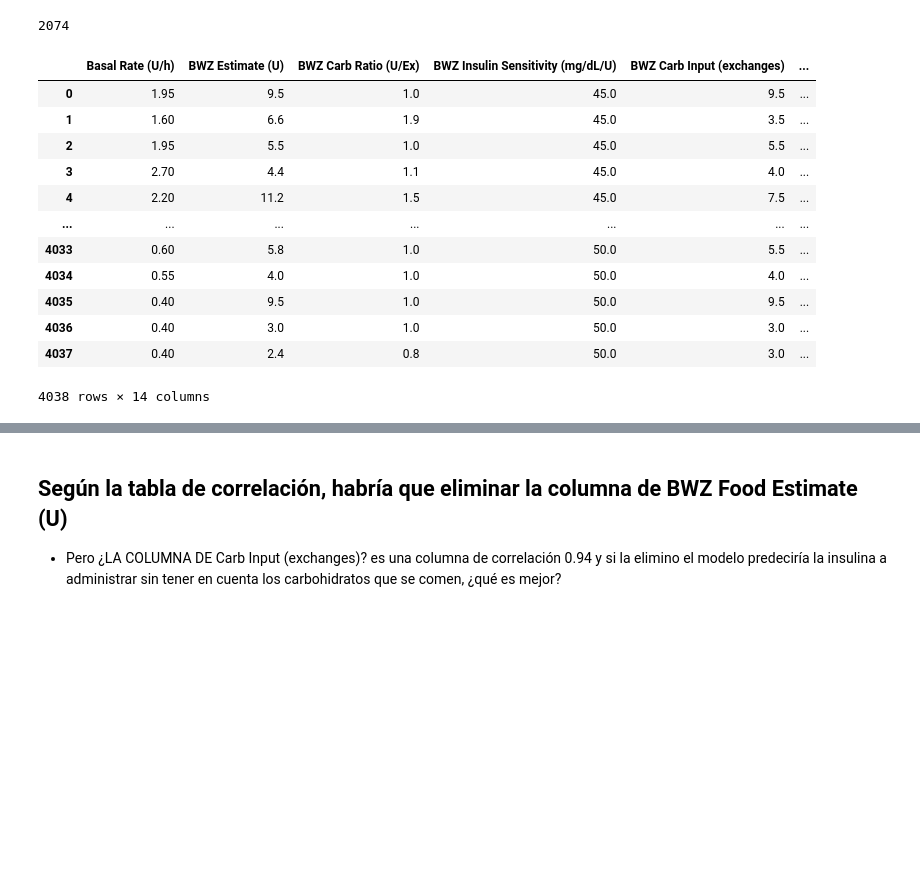
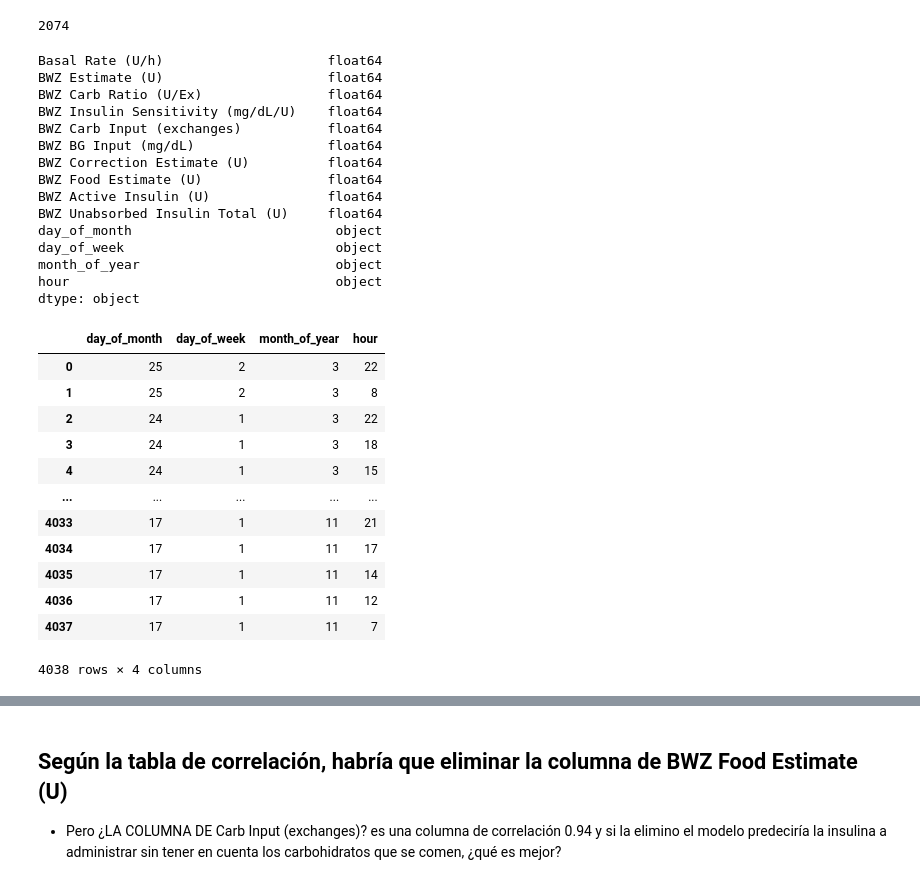
Before and after one commit to Emilioiron/Proyecto_final_Emilio, a Jupyter notebook: notebooks/visualización_y_analisis_datos.ipynb, the cells around one changed output, grey strips where cells are left out. Drawn from its saved outputs; the diff is of its cells as text; code cells hidden in the pictures; blank space fills up the shorter version.

```diff
--- a/notebooks/visualización_y_analisis_datos.ipynb
+++ b/notebooks/visualización_y_analisis_datos.ipynb
@@ -342,22 +336,49 @@ a= data_without_Date_and_Time[~(filter_low_index | filter_high_index)]
 
 Data = a.reset_index(drop = True)  # Drop = True para que no aparezca el index antiguo
 
+
+# Se pasa a categórica las columnas ['day_of_month', 'day_of_week', 'month_of_year', 'hour']
+Data['day_of_month'] = Data['day_of_month'].astype(str)
+Data['day_of_week'] = Data['day_of_week'].astype(str)
+Data['month_of_year'] = Data['month_of_year'].astype(str)
+Data['hour'] = Data['hour'].astype(str)
+
+
 Data.to_csv('../data/processed/Data.csv')
-Data
+
+Data.dtypes
 # %% [output]
-|  | Basal Rate (U/h) | BWZ Estimate (U) | BWZ Carb Ratio (U/Ex) | BWZ Insulin Sensitivity (mg/dL/U) | BWZ Carb Input (exchanges) | ... |
-| 0 | 1.95 | 9.5 | 1.0 | 45.0 | 9.5 | ... |
-| 1 | 1.60 | 6.6 | 1.9 | 45.0 | 3.5 | ... |
-| 2 | 1.95 | 5.5 | 1.0 | 45.0 | 5.5 | ... |
-| 3 | 2.70 | 4.4 | 1.1 | 45.0 | 4.0 | ... |
-| 4 | 2.20 | 11.2 | 1.5 | 45.0 | 7.5 | ... |
-| ... | ... | ... | ... | ... | ... | ... |
-| 4033 | 0.60 | 5.8 | 1.0 | 50.0 | 5.5 | ... |
-| 4034 | 0.55 | 4.0 | 1.0 | 50.0 | 4.0 | ... |
-| 4035 | 0.40 | 9.5 | 1.0 | 50.0 | 9.5 | ... |
-| 4036 | 0.40 | 3.0 | 1.0 | 50.0 | 3.0 | ... |
-| 4037 | 0.40 | 2.4 | 0.8 | 50.0 | 3.0 | ... |
-4038 rows × 14 columns
+Basal Rate (U/h)                     float64
+BWZ Estimate (U)                     float64
+BWZ Carb Ratio (U/Ex)                float64
+BWZ Insulin Sensitivity (mg/dL/U)    float64
+BWZ Carb Input (exchanges)           float64
+BWZ BG Input (mg/dL)                 float64
+BWZ Correction Estimate (U)          float64
+BWZ Food Estimate (U)                float64
+BWZ Active Insulin (U)               float64
+BWZ Unabsorbed Insulin Total (U)     float64
+day_of_month                          object
+day_of_week                           object
+month_of_year                         object
+hour                                  object
+dtype: object
+# %%
+Data.loc[:,['day_of_month', 'day_of_week', 'month_of_year', 'hour']]
+# %% [output]
+|  | day_of_month | day_of_week | month_of_year | hour |
+| 0 | 25 | 2 | 3 | 22 |
+| 1 | 25 | 2 | 3 | 8 |
+| 2 | 24 | 1 | 3 | 22 |
+| 3 | 24 | 1 | 3 | 18 |
+| 4 | 24 | 1 | 3 | 15 |
+| ... | ... | ... | ... | ... |
+| 4033 | 17 | 1 | 11 | 21 |
+| 4034 | 17 | 1 | 11 | 17 |
+| 4035 | 17 | 1 | 11 | 14 |
+| 4036 | 17 | 1 | 11 | 12 |
+| 4037 | 17 | 1 | 11 | 7 |
+4038 rows × 4 columns
 # %%
 #Se guardan los datos para entrenar y para hacer el test en el modelo
 Data_train = Data.iloc[:3500,]
```
Also changed, not shown: parts of 6 cells of this notebook, 3 other files.
